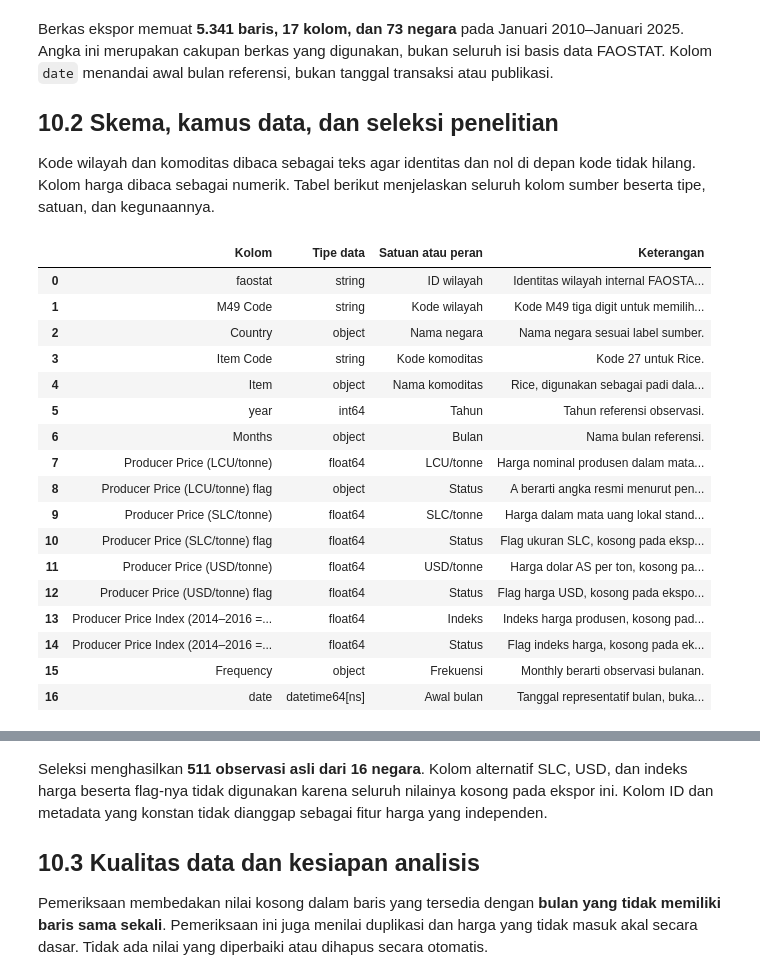
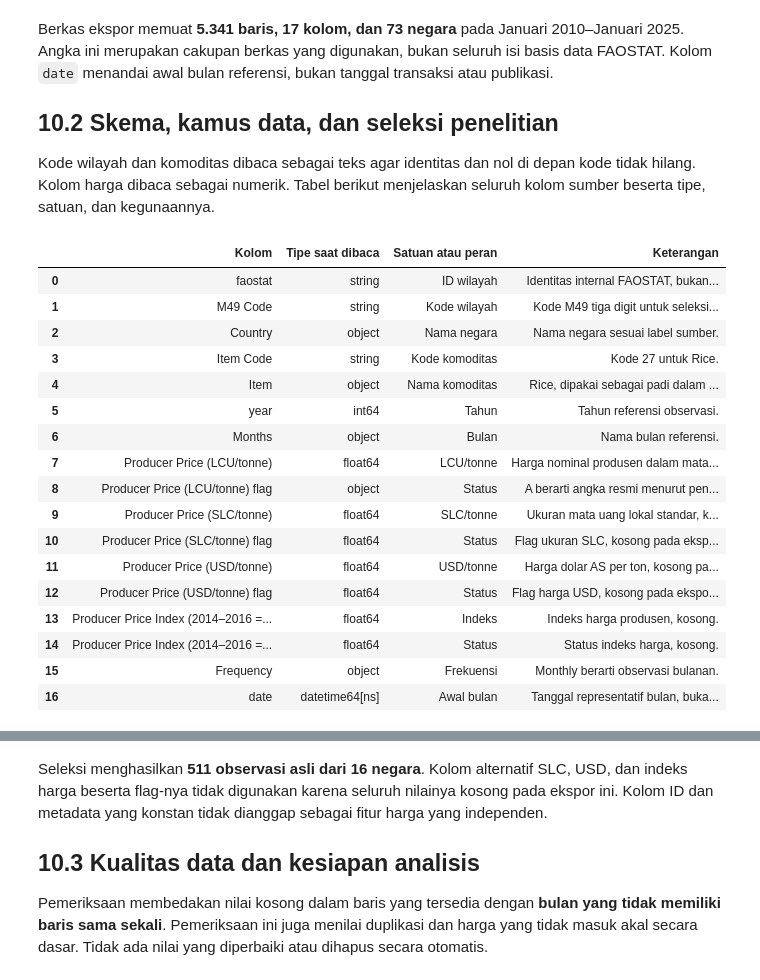
Before and after one commit to firrazmrd/17_IF-B_Sop-Pak-Min-Klaten, a Jupyter notebook: Projek.ipynb, the cells around one changed output, grey strips where cells are left out. Saved outputs shown, nothing was run; the diff lists cells and outputs as text; code cells hidden in the pictures.

```diff
--- a/Projek.ipynb
+++ b/Projek.ipynb
@@ -220,56 +179,59 @@ Berkas ekspor memuat **5.341 baris, 17 kolom, dan 73 negara** pada Januari 2010
 
 Kode wilayah dan komoditas dibaca sebagai teks agar identitas dan nol di depan kode tidak hilang. Kolom harga dibaca sebagai numerik. Tabel berikut menjelaskan seluruh kolom sumber beserta tipe, satuan, dan kegunaannya.
 # %%
-units = [
-    'ID wilayah', 'Kode wilayah', 'Nama negara', 'Kode komoditas',
-    'Nama komoditas', 'Tahun', 'Bulan', 'LCU/tonne', 'Status',
-    'SLC/tonne', 'Status', 'USD/tonne', 'Status', 'Indeks',
-    'Status', 'Frekuensi', 'Awal bulan'
-]
-
-descriptions = [
-    'Identitas wilayah internal FAOSTAT, bukan besaran harga.',
-    'Kode M49 tiga digit untuk memilih negara.',
-    'Nama negara sesuai label sumber.',
-    'Kode 27 untuk Rice.',
-    'Rice, digunakan sebagai padi dalam cakupan penelitian.',
-    'Tahun referensi observasi.',
-    'Nama bulan referensi.',
-    'Harga nominal produsen dalam mata uang lokal per ton.',
-    'A berarti angka resmi menurut penerbit.',
-    'Harga dalam mata uang lokal standar, kosong pada ekspor ini.',
-    'Flag ukuran SLC, kosong pada ekspor ini.',
-    'Harga dolar AS per ton, kosong pada ekspor ini.',
-    'Flag harga USD, kosong pada ekspor ini.',
-    'Indeks harga produsen, kosong pada ekspor ini.',
-    'Flag indeks harga, kosong pada ekspor ini.',
-    'Monthly berarti observasi bulanan.',
-    'Tanggal representatif bulan, bukan tanggal publikasi.'
-]
-
-data_dictionary = pd.DataFrame({
-    'Kolom': df.columns,
-    'Tipe data': df.dtypes.astype(str).to_numpy(),
-    'Satuan atau peran': units,
-    'Keterangan': descriptions
-})
-display(data_dictionary)
+descriptions = {
+    "faostat": ("ID wilayah", "Identitas internal FAOSTAT, bukan besaran harga."),
+    "M49 Code": ("Kode wilayah", "Kode M49 tiga digit untuk seleksi negara."),
+    "Country": ("Nama negara", "Nama negara sesuai label sumber."),
+    "Item Code": ("Kode komoditas", "Kode 27 untuk Rice."),
+    "Item": ("Nama komoditas", "Rice, dipakai sebagai padi dalam cakupan penelitian."),
+    "year": ("Tahun", "Tahun referensi observasi."),
+    "Months": ("Bulan", "Nama bulan referensi."),
+    "date": ("Awal bulan", "Tanggal representatif bulan, bukan tanggal publikasi."),
+    PRICE: ("LCU/tonne", "Harga nominal produsen dalam mata uang lokal per ton."),
+    FLAG: ("Status", "A berarti angka resmi menurut penerbit."),
+    "Producer Price (SLC/tonne)": ("SLC/tonne", "Ukuran mata uang lokal standar, kosong pada ekspor ini."),
+    "Producer Price (SLC/tonne) flag": ("Status", "Flag ukuran SLC, kosong pada ekspor ini."),
+    "Producer Price (USD/tonne)": ("USD/tonne", "Harga dolar AS per ton, kosong pada ekspor ini."),
+    "Producer Price (USD/tonne) flag": ("Status", "Flag harga USD, kosong pada ekspor ini."),
+    "Producer Price Index (2014-2016 = 100)": ("Indeks", "Indeks harga produsen, kosong pada ekspor ini."),
+    "Producer Price Index (2014-2016 = 100) flag": ("Status", "Flag indeks harga, kosong pada ekspor ini."),
+    "Frequency": ("Frekuensi", "Monthly berarti observasi bulanan.")
+}
+# Nama kolom indeks mengikuti tanda pisah yang dipakai berkas sumber.
+for col in raw.columns:
+    if col not in descriptions and col.startswith("Producer Price Index"):
+        descriptions[col] = ("Status" if col.endswith(" flag") else "Indeks",
+                             "Status indeks harga, kosong." if col.endswith(" flag") else "Indeks harga produsen, kosong.")
+assert set(raw.columns).issubset(descriptions)
+dictionary = pd.DataFrame([{"Kolom": c, "Tipe saat dibaca": str(raw[c].dtype),
+                            "Satuan atau peran": descriptions[c][0], "Keterangan": descriptions[c][1]}
+                           for c in raw.columns])
+display(dictionary)
+mask = (raw["M49 Code"].str.zfill(3).isin(ASIA_M49)
+        & raw["year"].between(2022, 2024) & raw[FLAG].eq("A"))
+asia = raw.loc[mask].copy()
+asia["m49"] = asia["M49 Code"].str.zfill(3)
+asia = asia.sort_values(["Country", "date"]).reset_index(drop=True)
+assert len(asia) == 511 and asia.Country.nunique() == 16
+display(pd.DataFrame({"Tahap": ["Berkas ekspor asli", "Asia, 2022–2024, harga resmi A"],
+                      "Baris": [len(raw), len(asia)], "Negara": [raw.Country.nunique(), asia.Country.nunique()]}))
 # %% [output]
-|  | Kolom | Tipe data | Satuan atau peran | Keterangan |
-| 0 | faostat | string | ID wilayah | Identitas wilayah internal FAOSTA... |
-| 1 | M49 Code | string | Kode wilayah | Kode M49 tiga digit untuk memilih... |
+|  | Kolom | Tipe saat dibaca | Satuan atau peran | Keterangan |
+| 0 | faostat | string | ID wilayah | Identitas internal FAOSTAT, bukan... |
+| 1 | M49 Code | string | Kode wilayah | Kode M49 tiga digit untuk seleksi... |
 | 2 | Country | object | Nama negara | Nama negara sesuai label sumber. |
 | 3 | Item Code | string | Kode komoditas | Kode 27 untuk Rice. |
-| 4 | Item | object | Nama komoditas | Rice, digunakan sebagai padi dala... |
+| 4 | Item | object | Nama komoditas | Rice, dipakai sebagai padi dalam ... |
 | 5 | year | int64 | Tahun | Tahun referensi observasi. |
 | 6 | Months | object | Bulan | Nama bulan referensi. |
 | 7 | Producer Price (LCU/tonne) | float64 | LCU/tonne | Harga nominal produsen dalam mata... |
 | 8 | Producer Price (LCU/tonne) flag | object | Status | A berarti angka resmi menurut pen... |
-| 9 | Producer Price (SLC/tonne) | float64 | SLC/tonne | Harga dalam mata uang lokal stand... |
+| 9 | Producer Price (SLC/tonne) | float64 | SLC/tonne | Ukuran mata uang lokal standar, k... |
 | 10 | Producer Price (SLC/tonne) flag | float64 | Status | Flag ukuran SLC, kosong pada eksp... |
 | 11 | Producer Price (USD/tonne) | float64 | USD/tonne | Harga dolar AS per ton, kosong pa... |
 | 12 | Producer Price (USD/tonne) flag | float64 | Status | Flag harga USD, kosong pada ekspo... |
-| 13 | Producer Price Index (2014–2016 =... | float64 | Indeks | Indeks harga produsen, kosong pad... |
-| 14 | Producer Price Index (2014–2016 =... | float64 | Status | Flag indeks harga, kosong pada ek... |
+| 13 | Producer Price Index (2014–2016 =... | float64 | Indeks | Indeks harga produsen, kosong. |
+| 14 | Producer Price Index (2014–2016 =... | float64 | Status | Status indeks harga, kosong. |
 | 15 | Frequency | object | Frekuensi | Monthly berarti observasi bulanan. |
 | 16 | date | datetime64[ns] | Awal bulan | Tanggal representatif bulan, buka... |
```
Also changed, not shown: parts of 35 cells of this notebook, 2 other files.
